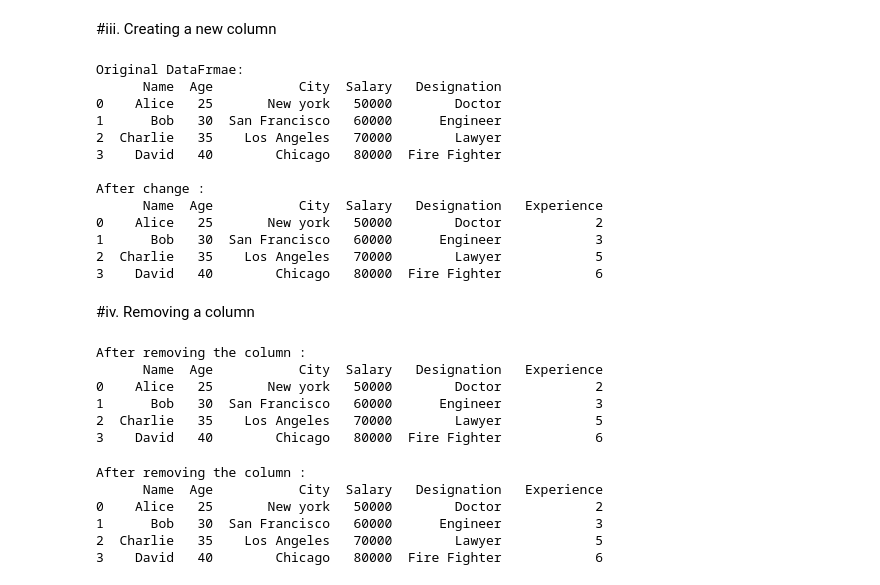
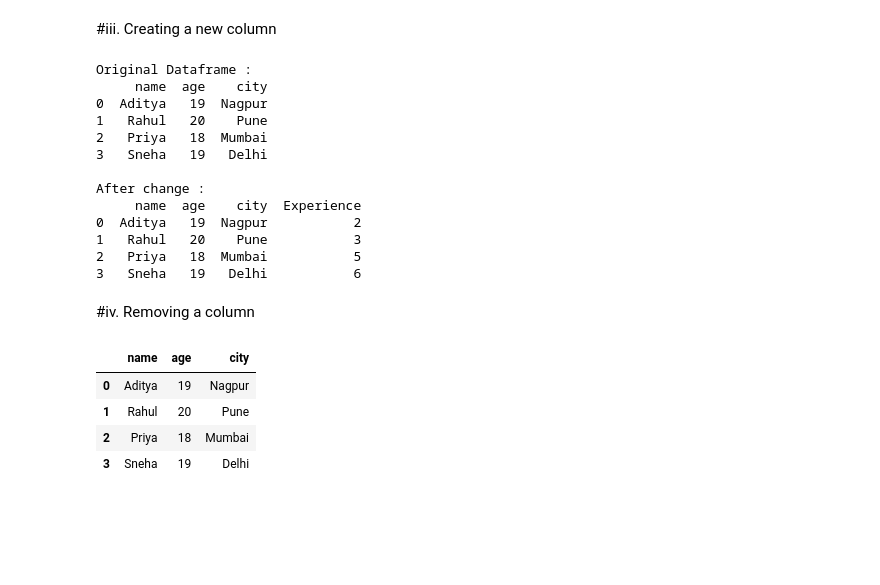
Before and after one commit to Adityadevhare/ML-learning-journey, a Jupyter notebook: Pandas.ipynb, the cells around one changed output. Drawn from its saved outputs; the diff is of its cells as text; code cells hidden in the pictures; blank space fills up the shorter version.

```diff
--- a/Pandas.ipynb
+++ b/Pandas.ipynb
@@ -302,62 +302,55 @@ Roll , Branch and Placed :
 # %% [markdown]
 #iii. Creating a new column
 # %%
+new_data={
+    'name':['Aditya' , 'Rahul' , 'Priya' , 'Sneha'],
+    'age':[19,20,18,19],
+    'city':['Nagpur' , 'Pune' , 'Mumbai' ,'Delhi']
+}
+df3=pd.DataFrame(new_data)
+
+
 ##> In oder to create or add a new column to an existing DataFrame ,
 # Here I have already added a new column  to the existing Data Frame that is 'Designation'.
 
-print(f'Original DataFrmae:\n{df1}\n')
+print(f'Original Dataframe : \n{df3}\n')
 
 # Adding a column
 ##> Here just like indexing we have to provide the name of the column which we want to add and then
 #   provide the list of the elements "" , Imp: we have to provide the same no. of elements as in existing dataframe.
-df1['Experience']=[2,3,5,6]
+df3['Experience']=[2,3,5,6]
 
 ##> After adding a column
-print(f'After change : \n{df1}\n')
+print(f'After change : \n{df3}\n')
 # %% [output]
-Original DataFrmae:
-      Name  Age           City  Salary   Designation
-0    Alice   25       New york   50000        Doctor
-1      Bob   30  San Francisco   60000      Engineer
-2  Charlie   35    Los Angeles   70000        Lawyer
-3    David   40        Chicago   80000  Fire Fighter
+Original Dataframe :
+     name  age    city
+0  Aditya   19  Nagpur
+1   Rahul   20    Pune
+2   Priya   18  Mumbai
+3   Sneha   19   Delhi
 
 After change :
-      Name  Age           City  Salary   Designation   Experience
-0    Alice   25       New york   50000        Doctor            2
-1      Bob   30  San Francisco   60000      Engineer            3
-2  Charlie   35    Los Angeles   70000        Lawyer            5
-3    David   40        Chicago   80000  Fire Fighter            6
+     name  age    city  Experience
+0  Aditya   19  Nagpur           2
+1   Rahul   20    Pune           3
+2   Priya   18  Mumbai           5
+3   Sneha   19   Delhi           6
 # %% [markdown]
 #iv. Removing a column
 # %%
-##> Let's take the existing DataFrame 'df1'.
+##> Let's take the existing DataFrame 'df3'.
 # In order to remove the entire column we have to us the function 'drop'.
+df3
+# Check if 'Experience' column exists before dropping and reassign the result
+# if 'Experience' in df3.columns:
+#     df3.drop('Experience', axis=1)
+# print(f"After droping the Experience column : \n{df3}\n")
 
-# Check if 'Experience' column exists before dropping and reassign the result
-if 'Experience' in df1.columns:
-    df1 = df1.drop('Experience', axis=1)
-print(f'After removing the column : \n{df1}\n')
+df3.drop('Experience', axis=1)
 # %% [output]
-After removing the column :
-      Name  Age           City  Salary   Designation   Experience
-0    Alice   25       New york   50000        Doctor            2
-1      Bob   30  San Francisco   60000      Engineer            3
-2  Charlie   35    Los Angeles   70000        Lawyer            5
-3    David   40        Chicago   80000  Fire Fighter            6
+|  | name | age | city |
+| 0 | Aditya | 19 | Nagpur |
+| 1 | Rahul | 20 | Pune |
+| 2 | Priya | 18 | Mumbai |
+| 3 | Sneha | 19 | Delhi |
-# %%
-df1
-##> As you can see that the column that we removed is not really being removed ,
-#   because drop creates a copy of the dataframe and shows the output.
-#   To actully delet the column permenantly we have to give an implace value .
-
-if 'Experience' in df1.columns:
-    df1.drop('Experience', axis=1, inplace=True )
-print(f'After removing the column : \n{df1}\n')
-# %% [output]
-After removing the column :
-      Name  Age           City  Salary   Designation   Experience
-0    Alice   25       New york   50000        Doctor            2
-1      Bob   30  San Francisco   60000      Engineer            3
-2  Charlie   35    Los Angeles   70000        Lawyer            5
-3    David   40        Chicago   80000  Fire Fighter            6
```
Also changed, not shown: parts of 12 cells of this notebook.
